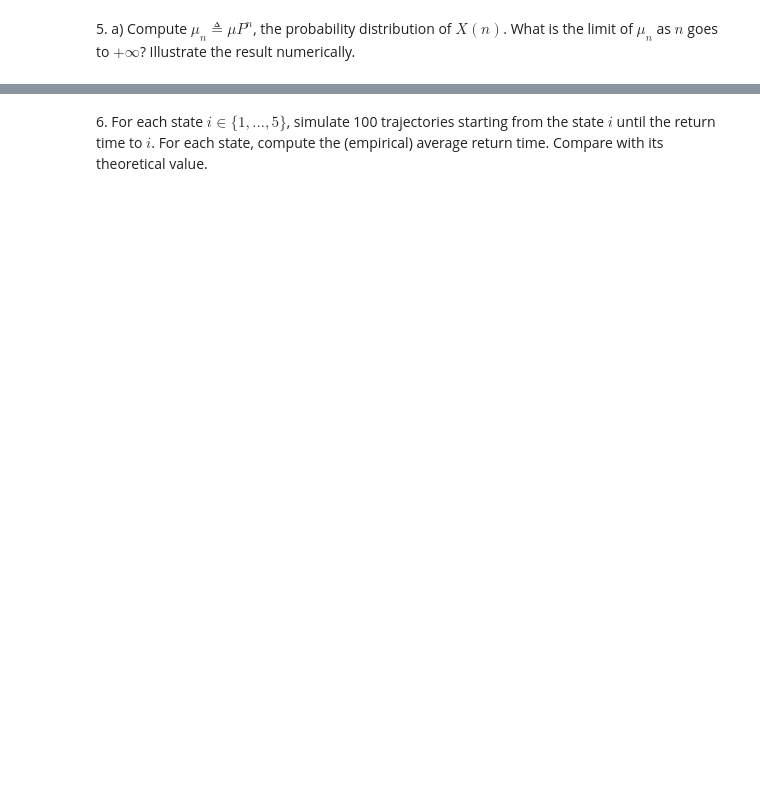
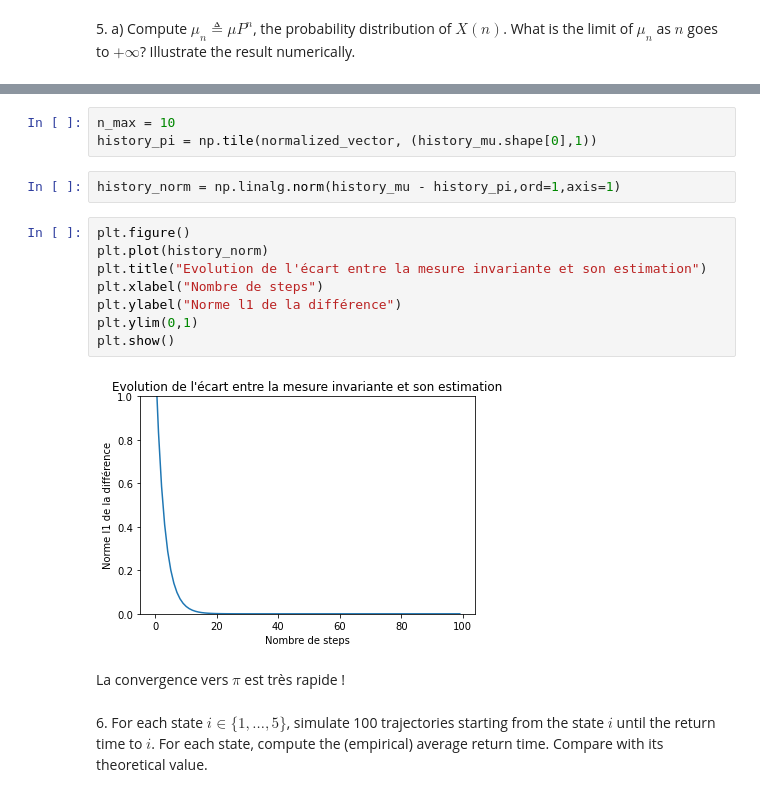
Before and after one commit to heez77/g3_markov, a Jupyter notebook: lab1_JEAN_GEY/lab1_JEAN_GEY.ipynb, the cells around one changed output, grey strips where cells are left out. Saved outputs shown, nothing was run; the diff lists cells and outputs as text; blank space fills up the shorter version.

```diff
--- a/lab1_JEAN_GEY/lab1_JEAN_GEY.ipynb
+++ b/lab1_JEAN_GEY/lab1_JEAN_GEY.ipynb
@@ -176,2 +207,19 @@ IndexError: too many indices for array: array is 0-dimensional, but 1 were index
+# %%
+n_max = 10
+history_pi = np.tile(normalized_vector, (history_mu.shape[0],1))
+# %%
+history_norm = np.linalg.norm(history_mu - history_pi,ord=1,axis=1)
+# %%
+plt.figure()
+plt.plot(history_norm)
+plt.title("Evolution de l'écart entre la mesure invariante et son estimation")
+plt.xlabel("Nombre de steps")
+plt.ylabel("Norme l1 de la différence")
+plt.ylim(0,1)
+plt.show()
+# %% [output]
+[figure, added]
+# %% [markdown]
+La convergence vers $\pi$ est très rapide !
 # %% [markdown]
 6\. For each state $i \in \{1, \dotsc, 5 \}$, simulate 100 trajectories starting from the state $i$ until the return time to $i$. For each state, compute the (empirical) average return time. Compare with its theoretical value.
```
Also changed, not shown: parts of 12 cells of this notebook, 1 other file.
